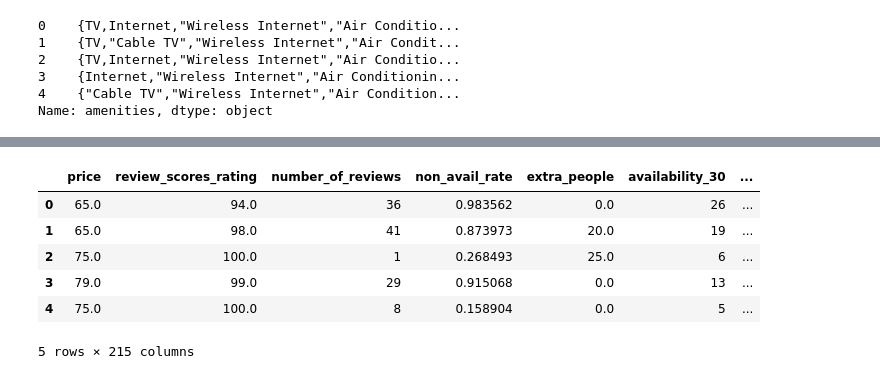
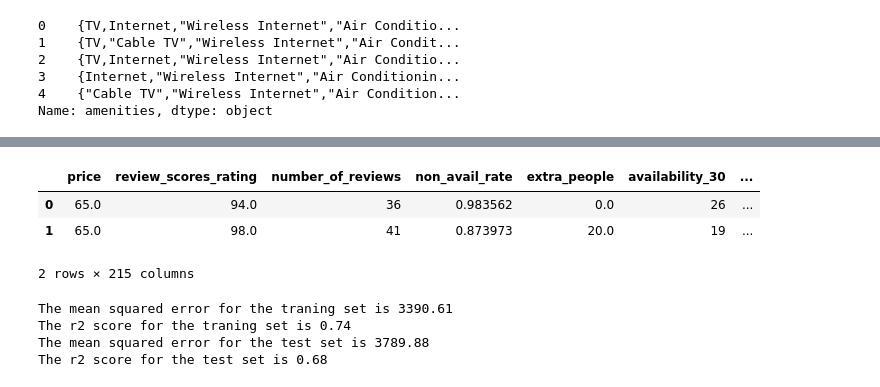
Before and after one commit to chziha/Data-Scientist-Udacity-Nanodegree, a Jupyter notebook: Writing_a_Data_Scientist_Blog_Post/write_ds_blog.ipynb, the cells around one changed output, grey strips where cells are left out. Saved outputs shown, nothing was run; the diff lists cells and outputs as text; code cells hidden in the pictures.

Commit message:
feat: complete the predictive model

```diff
--- a/Writing_a_Data_Scientist_Blog_Post/write_ds_blog.ipynb
+++ b/Writing_a_Data_Scientist_Blog_Post/write_ds_blog.ipynb
@@ -915,12 +915,9 @@ for keyword in unique_amenities:
 
 listings_prd.drop('amenities', axis=1, inplace=True)
 # %%
-listings_prd.head()
+listings_prd.head(2)
 # %% [output]
 |  | price | review_scores_rating | number_of_reviews | non_avail_rate | extra_people | availability_30 | ... |
 | 0 | 65.0 | 94.0 | 36 | 0.983562 | 0.0 | 26 | ... |
 | 1 | 65.0 | 98.0 | 41 | 0.873973 | 20.0 | 19 | ... |
-| 2 | 75.0 | 100.0 | 1 | 0.268493 | 25.0 | 6 | ... |
-| 3 | 79.0 | 99.0 | 29 | 0.915068 | 0.0 | 13 | ... |
-| 4 | 75.0 | 100.0 | 8 | 0.158904 | 0.0 | 5 | ... |
-5 rows × 215 columns
+2 rows × 215 columns
@@ -926,0 +971,9 @@ listings_prd.head()
+# %%
+# Fit the Ridge model
+lm = Ridge()
+results = fit_and_pred(X, y, lm)
+# %% [output]
+The mean squared error for the traning set is 3390.61
+The r2 score for the traning set is 0.74
+The mean squared error for the test set is 3789.88
+The r2 score for the test set is 0.68
```
Also changed, not shown: parts of 13 cells of this notebook, 3 other files.
